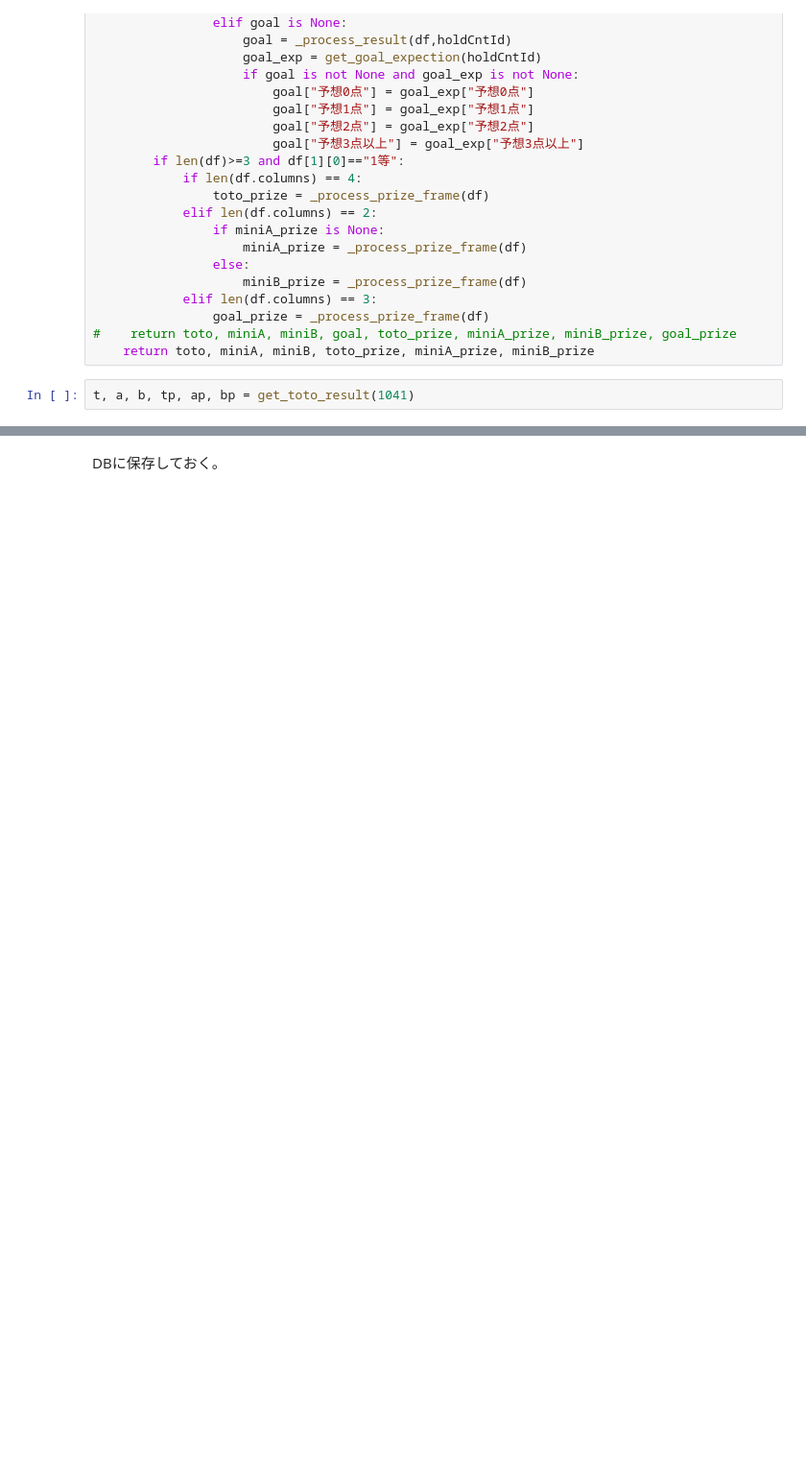
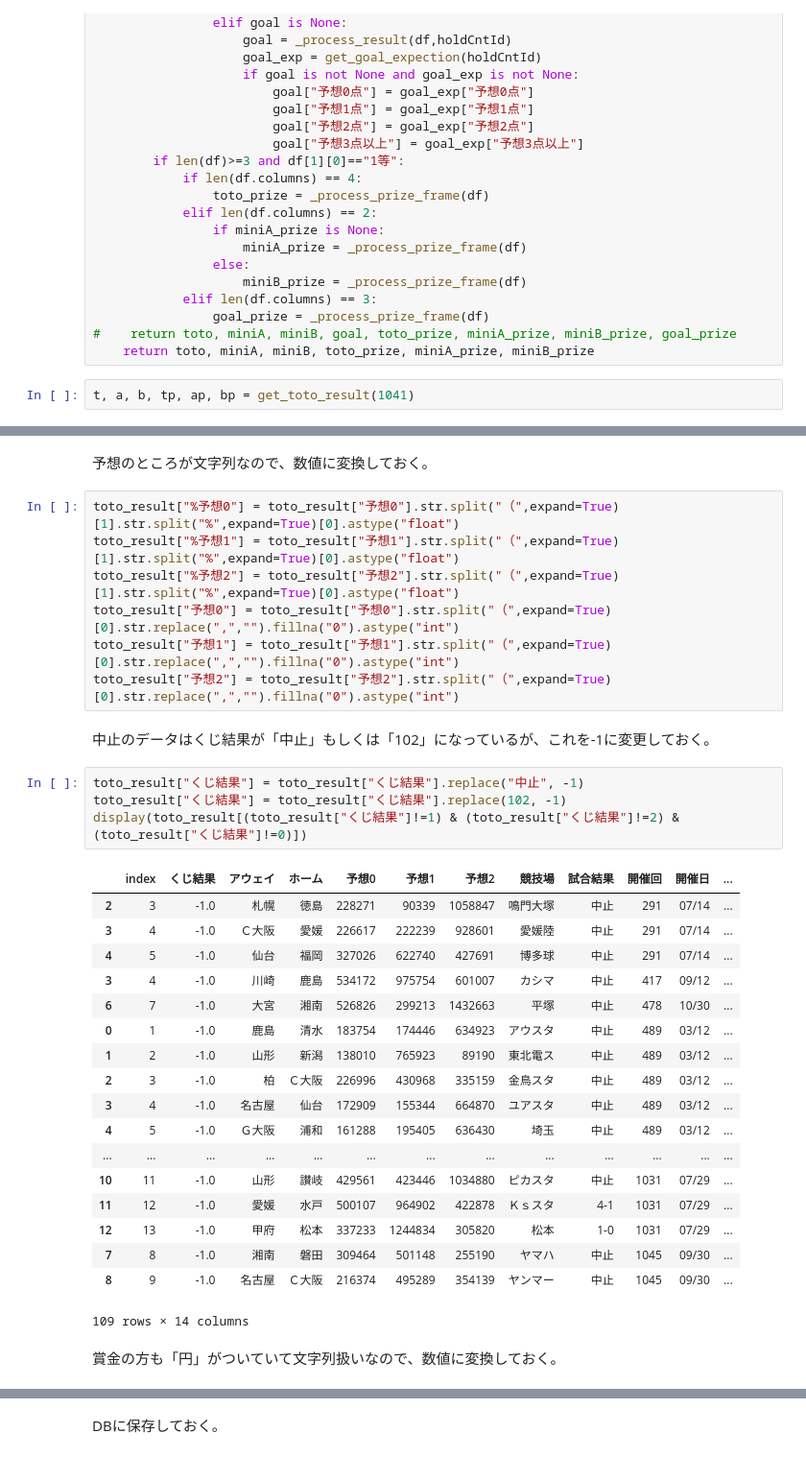
Before and after one commit to mark-n2/toto_notebook, a Jupyter notebook: 003_TOTO予定データの取得.ipynb, the cells around one changed output, grey strips where cells are left out. Shown at 96% size. Drawn from its saved outputs; the diff is of its cells as text; blank space fills up the shorter version.

Commit message:
toto.dbを更新

```diff
--- a/003_TOTO予定データの取得.ipynb
+++ b/003_TOTO予定データの取得.ipynb
@@ -836,0 +816,36 @@ toto_result
+# %% [markdown]
+予想のところが文字列なので、数値に変換しておく。
+# %%
+toto_result["%予想0"] = toto_result["予想0"].str.split("（",expand=True)[1].str.split("%",expand=True)[0].astype("float")
+toto_result["%予想1"] = toto_result["予想1"].str.split("（",expand=True)[1].str.split("%",expand=True)[0].astype("float")
+toto_result["%予想2"] = toto_result["予想2"].str.split("（",expand=True)[1].str.split("%",expand=True)[0].astype("float")
+toto_result["予想0"] = toto_result["予想0"].str.split("（",expand=True)[0].str.replace(",","").fillna("0").astype("int")
+toto_result["予想1"] = toto_result["予想1"].str.split("（",expand=True)[0].str.replace(",","").fillna("0").astype("int")
+toto_result["予想2"] = toto_result["予想2"].str.split("（",expand=True)[0].str.replace(",","").fillna("0").astype("int")
+# %% [markdown]
+中止のデータはくじ結果が「中止」もしくは「102」になっているが、これを-1に変更しておく。
+# %%
+toto_result["くじ結果"] = toto_result["くじ結果"].replace("中止", -1)
+toto_result["くじ結果"] = toto_result["くじ結果"].replace(102, -1)
+display(toto_result[(toto_result["くじ結果"]!=1) & (toto_result["くじ結果"]!=2) & (toto_result["くじ結果"]!=0)])
+# %% [output]
+|  | index | くじ結果 | アウェイ | ホーム | 予想0 | 予想1 | 予想2 | 競技場 | 試合結果 | 開催回 | 開催日 | ... |
+| 2 | 3 | -1.0 | 札幌 | 徳島 | 228271 | 90339 | 1058847 | 鳴門大塚 | 中止 | 291 | 07/14 | ... |
+| 3 | 4 | -1.0 | Ｃ大阪 | 愛媛 | 226617 | 222239 | 928601 | 愛媛陸 | 中止 | 291 | 07/14 | ... |
+| 4 | 5 | -1.0 | 仙台 | 福岡 | 327026 | 622740 | 427691 | 博多球 | 中止 | 291 | 07/14 | ... |
+| 3 | 4 | -1.0 | 川崎 | 鹿島 | 534172 | 975754 | 601007 | カシマ | 中止 | 417 | 09/12 | ... |
+| 6 | 7 | -1.0 | 大宮 | 湘南 | 526826 | 299213 | 1432663 | 平塚 | 中止 | 478 | 10/30 | ... |
+| 0 | 1 | -1.0 | 鹿島 | 清水 | 183754 | 174446 | 634923 | アウスタ | 中止 | 489 | 03/12 | ... |
+| 1 | 2 | -1.0 | 山形 | 新潟 | 138010 | 765923 | 89190 | 東北電ス | 中止 | 489 | 03/12 | ... |
+| 2 | 3 | -1.0 | 柏 | Ｃ大阪 | 226996 | 430968 | 335159 | 金鳥スタ | 中止 | 489 | 03/12 | ... |
+| 3 | 4 | -1.0 | 名古屋 | 仙台 | 172909 | 155344 | 664870 | ユアスタ | 中止 | 489 | 03/12 | ... |
+| 4 | 5 | -1.0 | Ｇ大阪 | 浦和 | 161288 | 195405 | 636430 | 埼玉 | 中止 | 489 | 03/12 | ... |
+| ... | ... | ... | ... | ... | ... | ... | ... | ... | ... | ... | ... | ... |
+| 10 | 11 | -1.0 | 山形 | 讃岐 | 429561 | 423446 | 1034880 | ピカスタ | 中止 | 1031 | 07/29 | ... |
+| 11 | 12 | -1.0 | 愛媛 | 水戸 | 500107 | 964902 | 422878 | Ｋｓスタ | 4-1 | 1031 | 07/29 | ... |
+| 12 | 13 | -1.0 | 甲府 | 松本 | 337233 | 1244834 | 305820 | 松本 | 1-0 | 1031 | 07/29 | ... |
+| 7 | 8 | -1.0 | 湘南 | 磐田 | 309464 | 501148 | 255190 | ヤマハ | 中止 | 1045 | 09/30 | ... |
+| 8 | 9 | -1.0 | 名古屋 | Ｃ大阪 | 216374 | 495289 | 354139 | ヤンマー | 中止 | 1045 | 09/30 | ... |
+109 rows × 14 columns
+# %% [markdown]
+賞金の方も「円」がついていて文字列扱いなので、数値に変換しておく。
```
Also changed, not shown: parts of 9 cells of this notebook, 2 other files.
